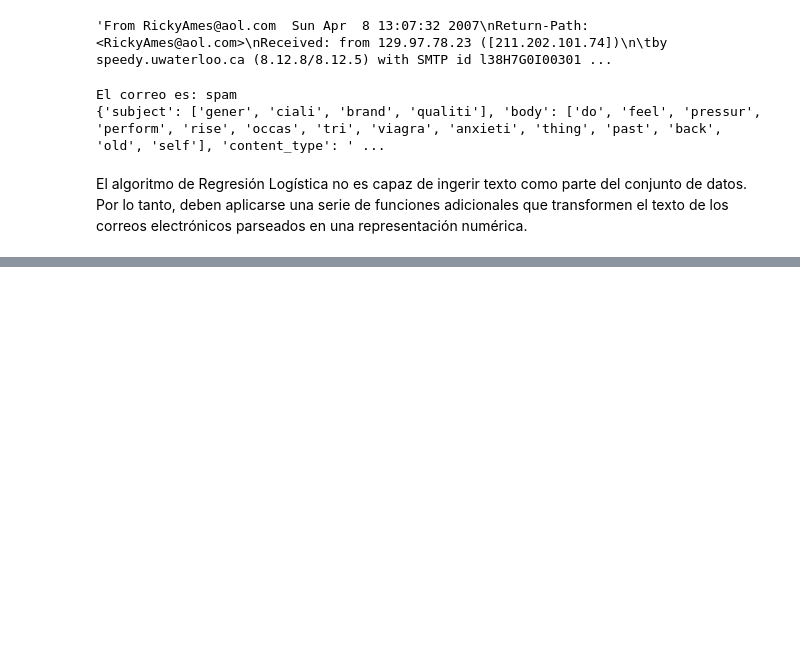
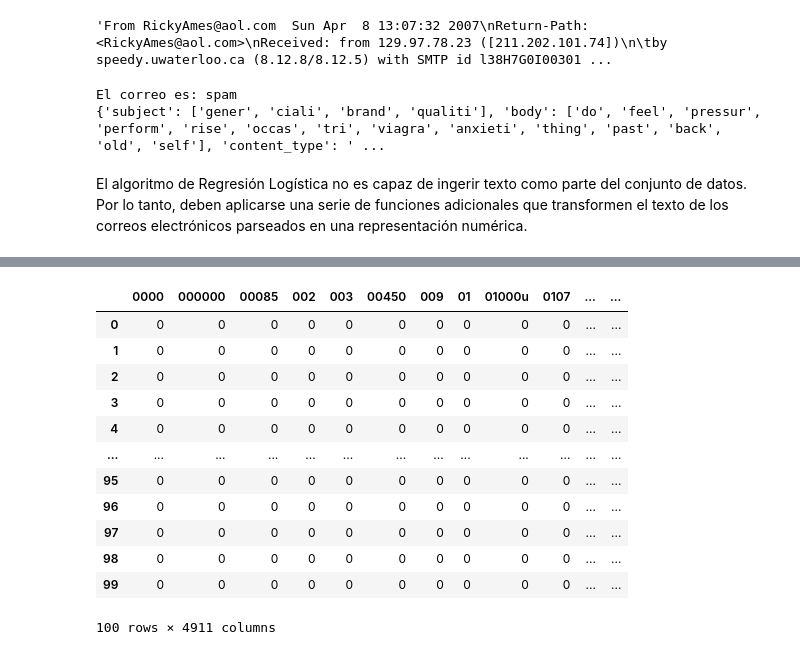
Before and after one commit to igijon/ML_Regresion_clasificacion, a Jupyter notebook: regresion_logistica_spam.ipynb, the cells around one changed output, grey strips where cells are left out. Drawn from its saved outputs; the diff is of its cells as text; code cells hidden in the pictures; blank space fills up the shorter version.

```diff
--- a/regresion_logistica_spam.ipynb
+++ b/regresion_logistica_spam.ipynb
@@ -259,0 +285,10 @@ CountVectorizer, para cada palabra que aparece en ambas listas, en todos los ema
+# %%
+from sklearn.preprocessing import OneHotEncoder
+
+prep_email = [[w] for w in mail['subject'] + mail['body']]
+
+enc = OneHotEncoder(handle_unknown='ignore') #Esta función de codificación convierte lo que tenemos en un conjunto de características (lo veremos más adelante)
+X = enc.fit_transform(prep_email)
+
+print("Features:\n", enc.get_feature_names_out())
+print("\nValues:\n", X.toarray())
@@ -259,0 +315,14 @@ CountVectorizer, para cada palabra que aparece en ambas listas, en todos los ema
+# %%
+def create_prep_dataset(index_path, n_elements):
+    X = []
+    y = []
+    indexes = parse_index(index_path, n_elements)
+    for i in range(n_elements):
+        print("\rParsing email: {0}".format(i+1), end='')
+        try:
+            mail, label = parse_email(indexes[i])
+            X.append(" ".join(mail['subject']) + " ".join(mail['body']))
+            y.append(label)
+        except:
+            pass
+    return X, y
@@ -259,0 +331,4 @@ CountVectorizer, para cada palabra que aparece en ambas listas, en todos los ema
+# %%
+# Leemos únicamente un subconjunto de 100 correos electrónicos
+X_train, y_train = create_prep_dataset("datasets/trec07p/full/index", 100)
+X_train
@@ -259,0 +356,3 @@ CountVectorizer, para cada palabra que aparece en ambas listas, en todos los ema
+# %%
+vectorizer = CountVectorizer()
+X_train = vectorizer.fit_transform(X_train)
@@ -259,0 +372,18 @@ CountVectorizer, para cada palabra que aparece en ambas listas, en todos los ema
+# %%
+import pandas as pd
+
+pd.DataFrame(X_train.toarray(), columns=[vectorizer.get_feature_names_out()])
+# %% [output]
+|  | 0000 | 000000 | 00085 | 002 | 003 | 00450 | 009 | 01 | 01000u | 0107 | ... | ... |
+| 0 | 0 | 0 | 0 | 0 | 0 | 0 | 0 | 0 | 0 | 0 | ... | ... |
+| 1 | 0 | 0 | 0 | 0 | 0 | 0 | 0 | 0 | 0 | 0 | ... | ... |
+| 2 | 0 | 0 | 0 | 0 | 0 | 0 | 0 | 0 | 0 | 0 | ... | ... |
+| 3 | 0 | 0 | 0 | 0 | 0 | 0 | 0 | 0 | 0 | 0 | ... | ... |
+| 4 | 0 | 0 | 0 | 0 | 0 | 0 | 0 | 0 | 0 | 0 | ... | ... |
+| ... | ... | ... | ... | ... | ... | ... | ... | ... | ... | ... | ... | ... |
+| 95 | 0 | 0 | 0 | 0 | 0 | 0 | 0 | 0 | 0 | 0 | ... | ... |
+| 96 | 0 | 0 | 0 | 0 | 0 | 0 | 0 | 0 | 0 | 0 | ... | ... |
+| 97 | 0 | 0 | 0 | 0 | 0 | 0 | 0 | 0 | 0 | 0 | ... | ... |
+| 98 | 0 | 0 | 0 | 0 | 0 | 0 | 0 | 0 | 0 | 0 | ... | ... |
+| 99 | 0 | 0 | 0 | 0 | 0 | 0 | 0 | 0 | 0 | 0 | ... | ... |
+100 rows × 4911 columns
```
Also changed, not shown: parts of 31 cells of this notebook.
